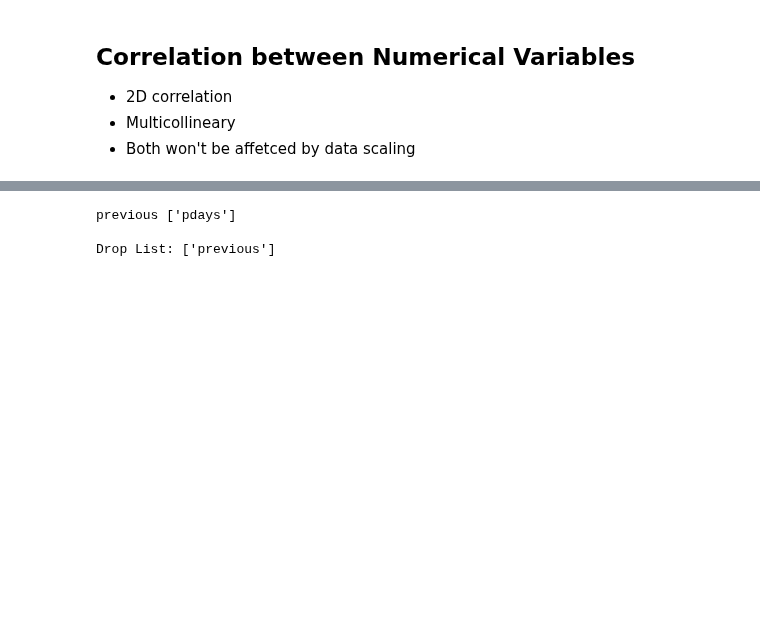
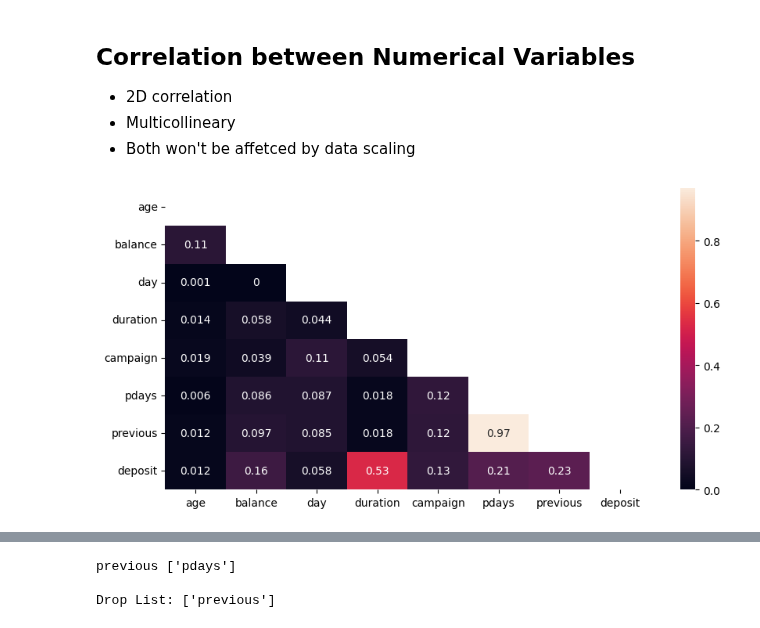
Before and after one commit to lady-h-world/My_Garden, a Jupyter notebook: code/resplendent_tree/correlation/correlations.ipynb, the cells around one changed output, grey strips where cells are left out. Cells and saved outputs as stored; diff of their text form; code cells hidden in the pictures; blank space fills up the shorter version.

Commit message:
add corr visual

```diff
--- a/code/resplendent_tree/correlation/correlations.ipynb
+++ b/code/resplendent_tree/correlation/correlations.ipynb
@@ -63,6 +66,18 @@ cat_df = raw_df[cat_cols]
 * Multicollineary
 * Both won't be affetced by data scaling
 # %%
+def visualize_2dcorr(df, corr_method='pearson', abs_corr=True):
+    plt.figure(figsize=(10, 5))
+    if abs_corr == True:
+        mask = np.triu(np.ones_like(num_df.corr(method=corr_method).abs()))
+        dataplot = sbn.heatmap(round(num_df.corr(method=corr_method).abs(), 3), mask=mask, annot=True)
+    else:
+        mask = np.triu(np.ones_like(num_df.corr(method=corr_method)))
+        dataplot = sbn.heatmap(round(num_df.corr(method=corr_method), 3), mask=mask, annot=True)
+
+    plt.show()
+
+
 def get_num_correlated_features(df, corr_method='pearson', threshold=0.9, exclude_cols=[]):
     """
     Find correlated feature pairs. Higher threshold, higher correlation.
@@ -101,3 +116,8 @@ def get_multicollineary_features(df, vif_threshold=10, exclude_cols=[]):
     vif_df = vif_df.sort_values(by='VIF Factor', ascending=False)
     drop_lst = vif_df.loc[vif_df['VIF Factor']>vif_threshold]['features'].values
     return vif_df, list(drop_lst)
+# %%
+# show absolute correlation
+visualize_2dcorr(num_df, corr_method='spearman', abs_corr=True)
+# %% [output]
+[figure, added]
```
Also changed, not shown: parts of 2 cells of this notebook.
